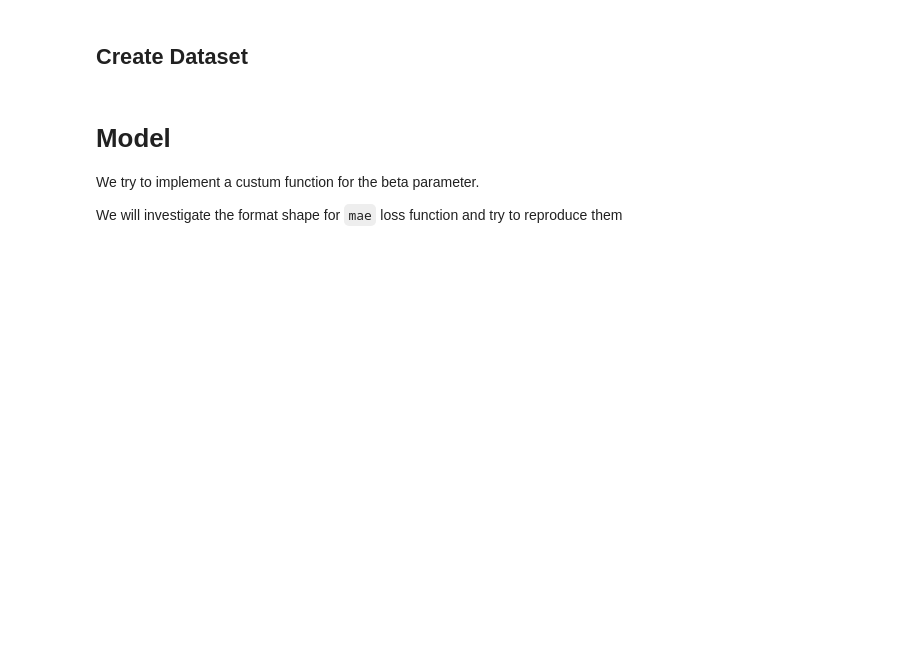
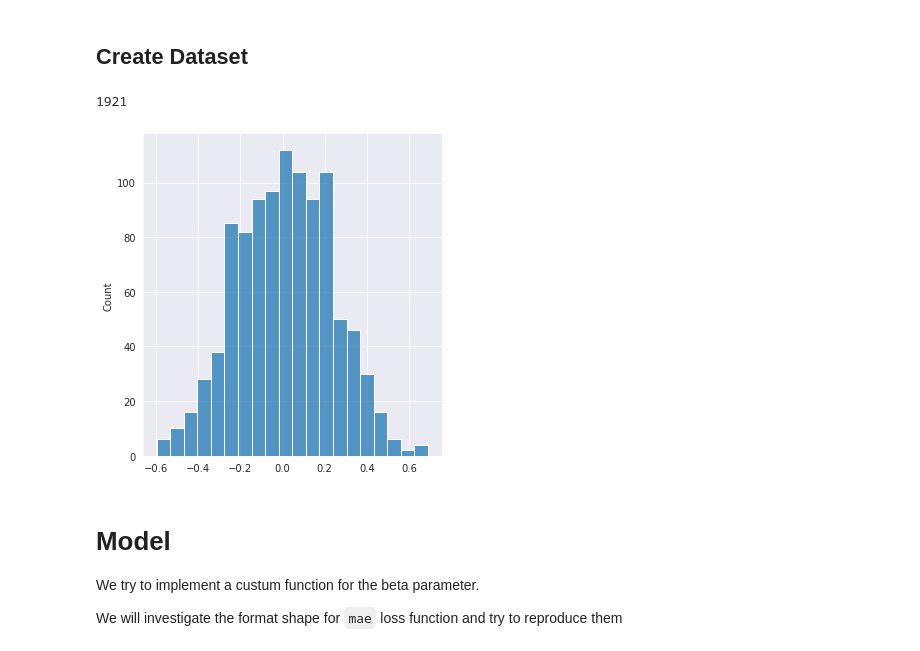
Before and after one commit to barauna-lo/Colored_Noise, a Jupyter notebook: RNN_PSD_prediction.ipynb, the cells around one changed output. Saved outputs shown, nothing was run; the diff lists cells and outputs as text; code cells hidden in the pictures; blank space fills up the shorter version.

```diff
--- a/RNN_PSD_prediction.ipynb
+++ b/RNN_PSD_prediction.ipynb
@@ -125,7 +128,7 @@ def beta(data):
 def diffBeta(y_true, y_pred):
   return (beta(y_true)-beta(y_pred))**2
 
-def create_dataset(dataset, window_in=10,window_ou=10,window_next=1):
+def create_dataset(dataset, window_in=10,window_ou=10,strid=1):
 	'''
   This function will contain two vectors, dataX and dataY, the dataX will contain a set of numbers within the time series
   and the dataY will be its posterior value
@@ -247,4 +295,13 @@ dataset = wn2
 trainX,trainY = create_dataset(dataset,win_in,win_ou,jump)
+# %%
+len(trainX)
+# %% [output]
+1921
+# %%
+sns.displot(beta(trainX))
+plt.show()
+# %% [output]
+[figure, added]
 # %%
 #trainX = trainX.reshape(trainX.shape[0],trainX.shape[1],1)
 #trainY = trainY.reshape(np.axi,trainY.shape[1],trainY.shape[0])
```
Also changed, not shown: parts of 6 cells of this notebook.
